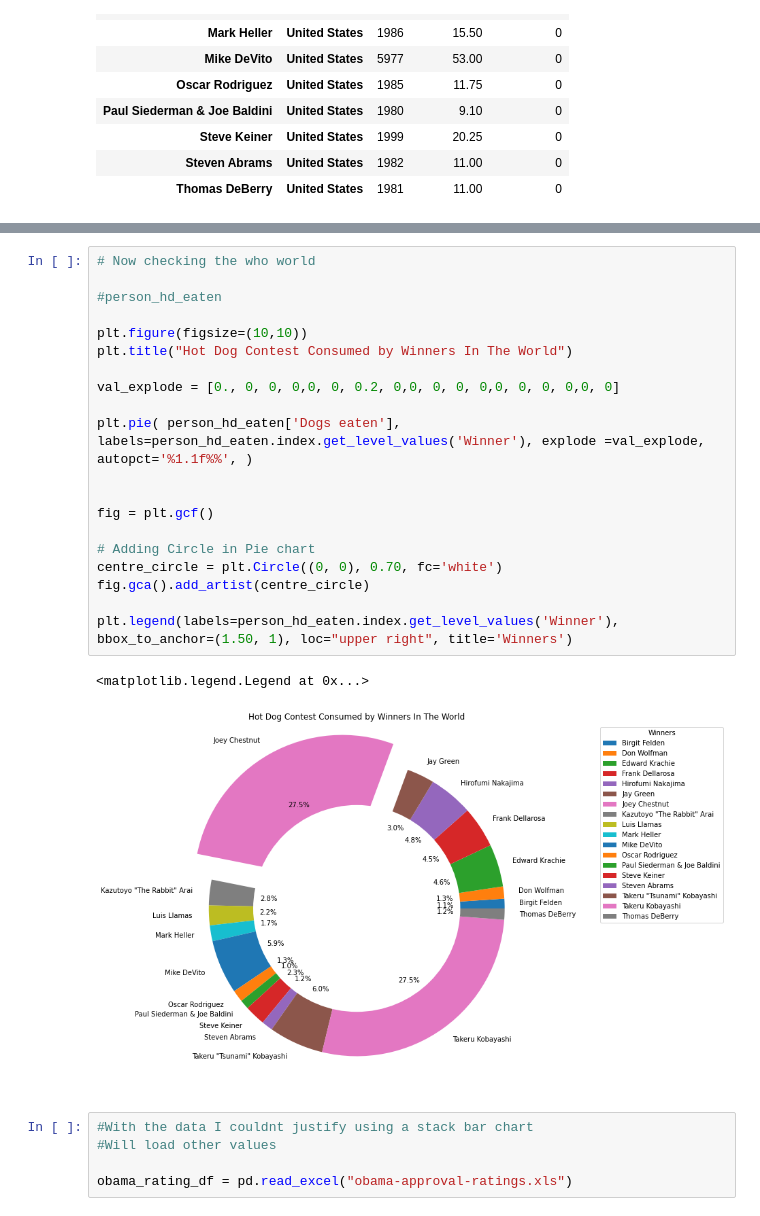
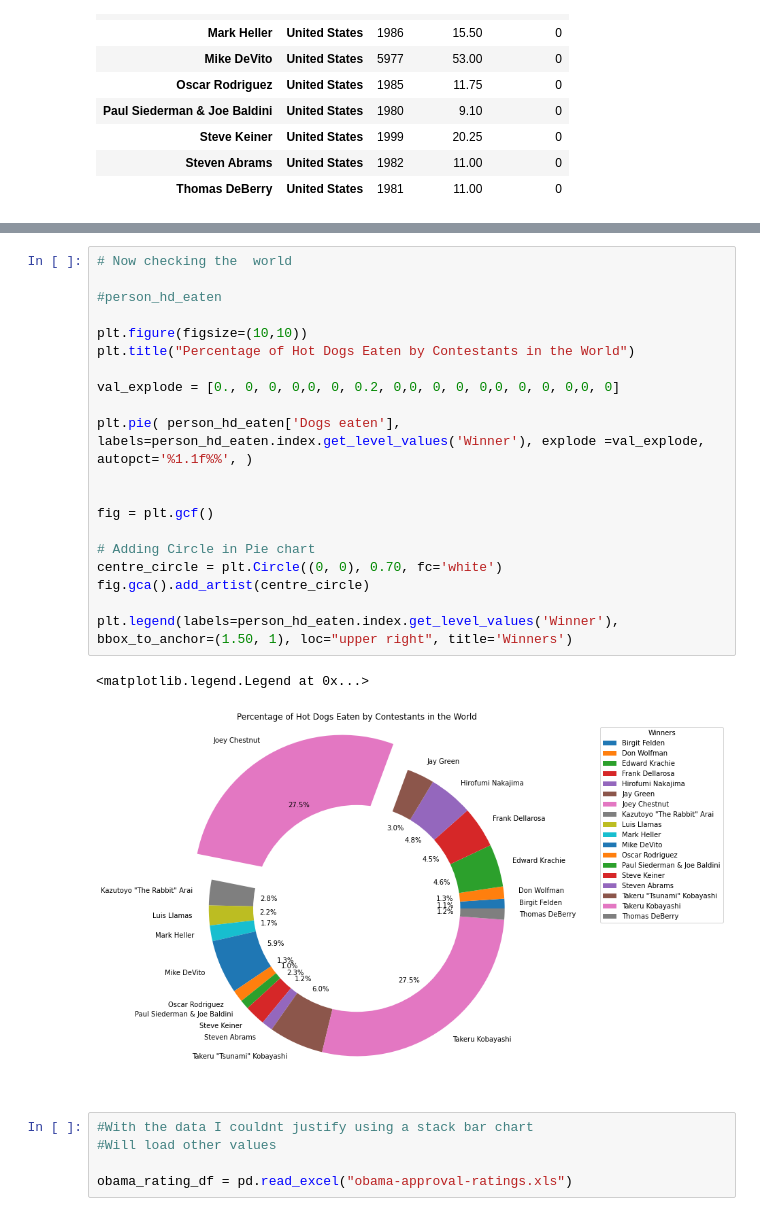
Before and after one commit to cast6858/DataScience_DSC_640, a Jupyter notebook: Weeks1-2/DPV_1.2_Exercises.ipynb, the cells around one changed output, grey strips where cells are left out. Cells and saved outputs as stored; diff of their text form.

```diff
--- a/Weeks1-2/DPV_1.2_Exercises.ipynb
+++ b/Weeks1-2/DPV_1.2_Exercises.ipynb
@@ -95,26 +95,26 @@ plt.pie( usa_winner_rating['Dogs eaten'], labels=usa_winner_rating.index.get_lev
 # %%
-# Now checking the who world
+# Now checking the  world
 
 #person_hd_eaten
 
 plt.figure(figsize=(10,10))
-plt.title("Hot Dog Contest Consumed by Winners In The World")
+plt.title("Percentage of Hot Dogs Eaten by Contestants in the World")
 
 val_explode = [0., 0, 0, 0,0, 0, 0.2, 0,0, 0, 0, 0,0, 0, 0, 0,0, 0]
 
 plt.pie( person_hd_eaten['Dogs eaten'], labels=person_hd_eaten.index.get_level_values('Winner'), explode =val_explode, autopct='%1.1f%%', )
 
 
 fig = plt.gcf()
 
 # Adding Circle in Pie chart
 centre_circle = plt.Circle((0, 0), 0.70, fc='white')
 fig.gca().add_artist(centre_circle)
 
 plt.legend(labels=person_hd_eaten.index.get_level_values('Winner'), bbox_to_anchor=(1.50, 1), loc="upper right", title='Winners')
 # %% [output]
 <matplotlib.legend.Legend at 0x...>
-[figure, old version]
+[figure, new version]
 # %%
 #With the data I couldnt justify using a stack bar chart
 #Will load other values
```
Also changed, not shown: parts of 3 cells of this notebook, 18 other files.
